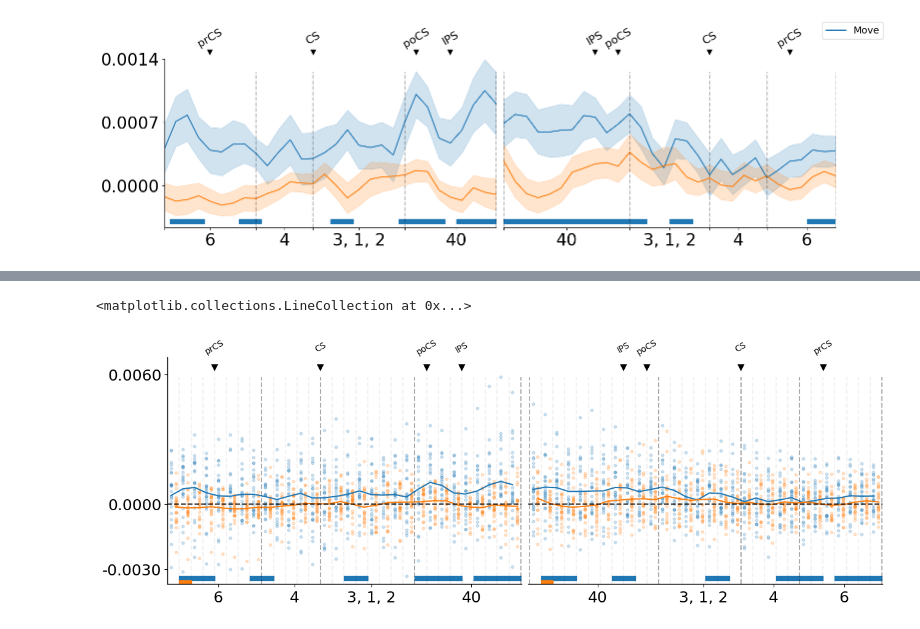
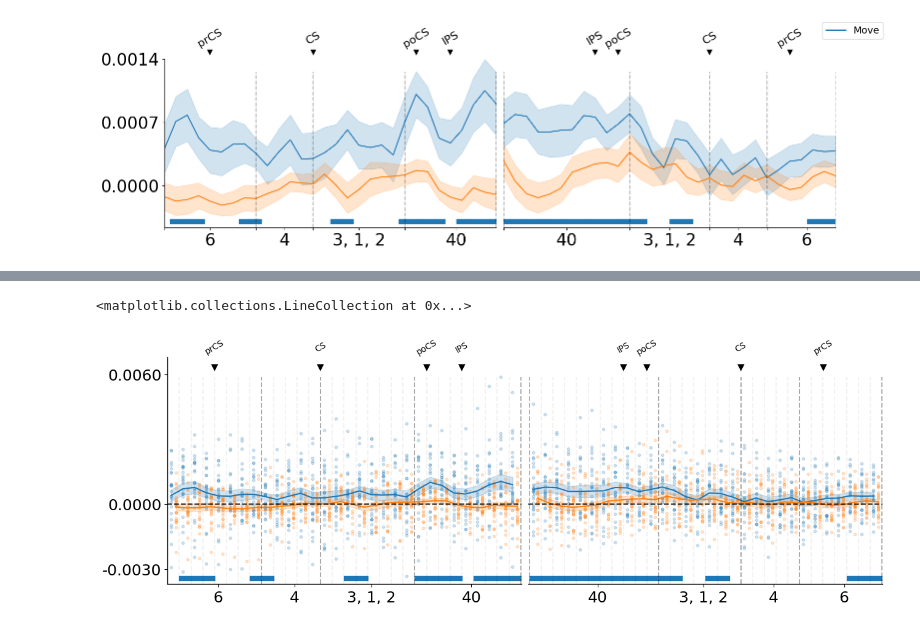
Before and after one commit to SeojinYoon/easy_surf_vis, a Jupyter notebook: demo/4_cross_section.ipynb, the cells around one changed output, grey strips where cells are left out. Cells and saved outputs as stored; diff of their text form; code cells hidden in the pictures.

```diff
--- a/demo/4_cross_section.ipynb
+++ b/demo/4_cross_section.ipynb
@@ -242,22 +226,24 @@ s_pvalue[1] = 0.05
 # %%
 y_range = min(np.min(l_sampling_datas), np.min(r_sampling_datas)), max(np.max(l_sampling_datas), np.max(r_sampling_datas))
 fig, axes = draw_both_hemi_profile(l_sampling_datas = l_sampling_datas,
                                    l_sulcus_names = l_sulcus_names,
                                    l_roi_names = l_roi_names,
-                                   l_p_values = np.array([pvalue, s_pvalue]),
+                                   l_p_values = ttest_1samp(l_sampling_datas, popmean = 0, axis = 2).pvalue,
+                                   l_errors = sem(l_sampling_datas, axis = 2),
                                    r_sampling_datas = r_sampling_datas,
                                    r_sulcus_names = r_sulcus_names,
                                    r_roi_names = r_roi_names,
-                                   r_p_values = np.array([pvalue, s_pvalue]),
+                                   r_p_values = ttest_1samp(r_sampling_datas, popmean = 0, axis = 2).pvalue,
+                                   r_errors = sem(r_sampling_datas, axis = 2),
                                    n_inner_yTick = 1,
                                    y_ticks = np.array([-0.003, 0, 0.006]),
                                    y_range = y_range)
 
 xmin, xmax = axes[0].get_xlim()
 axes[0].hlines(y=0., xmin=xmin, xmax=xmax, color='k', linestyle='--', alpha = 0.8)
 
 xmin, xmax = axes[1].get_xlim()
 axes[1].hlines(y=0., xmin=xmin, xmax=xmax, color='k', linestyle='--', alpha = 0.8)
 # %% [output]
 <matplotlib.collections.LineCollection at 0x...>
-[figure, old version]
+[figure, new version]
```
Also changed, not shown: parts of 4 cells of this notebook.
